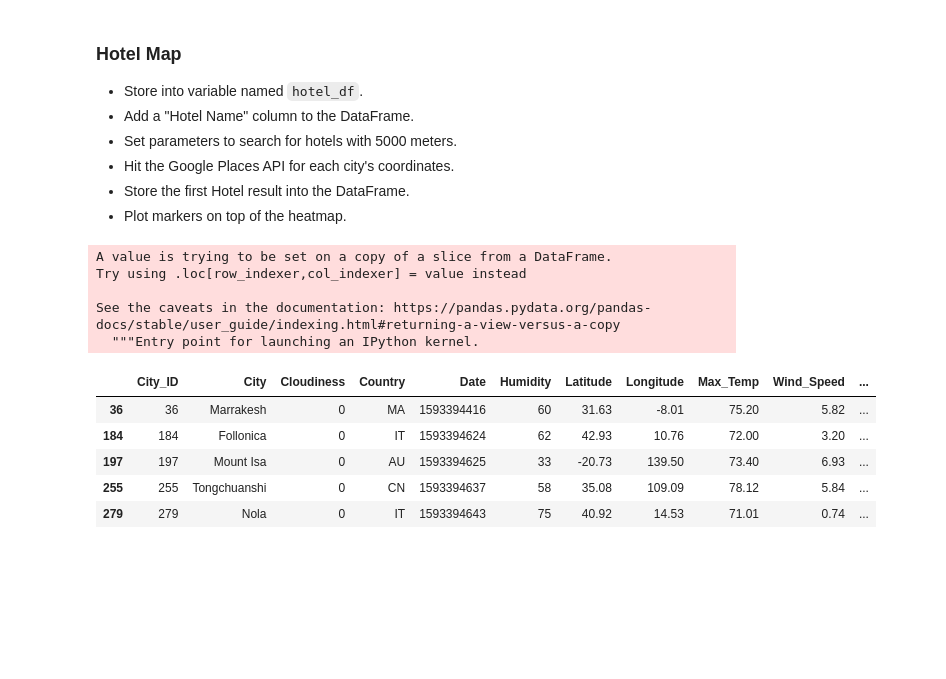
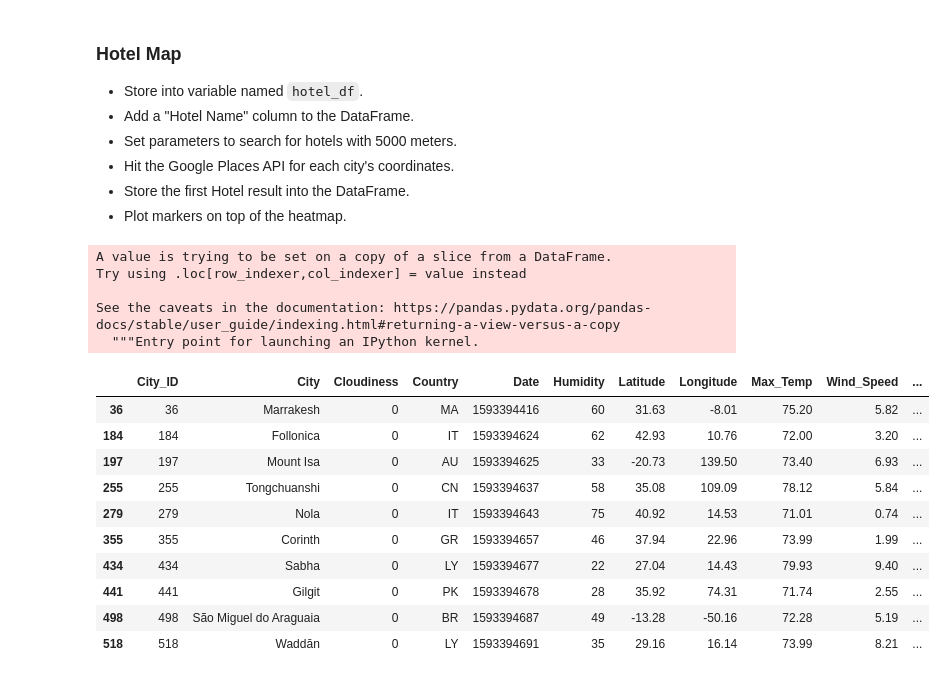
Before and after one commit to apizzo1/python-api-challenge, a Jupyter notebook: VacationPy/VacationPy.ipynb, the cells around one changed output. Saved outputs shown, nothing was run; the diff lists cells and outputs as text; code cells hidden in the pictures; blank space fills up the shorter version.

```diff
--- a/VacationPy/VacationPy.ipynb
+++ b/VacationPy/VacationPy.ipynb
@@ -100,18 +100,24 @@ hotel_df
 * Plot markers on top of the heatmap.
 # %%
 hotel_df["Hotel_Name"]=""
+hotel_df
 # %% [output]
 A value is trying to be set on a copy of a slice from a DataFrame.
 Try using .loc[row_indexer,col_indexer] = value instead
 
 See the caveats in the documentation: https://pandas.pydata.org/pandas-docs/stable/user_guide/indexing.html#returning-a-view-versus-a-copy
   """Entry point for launching an IPython kernel.
 |  | City_ID | City | Cloudiness | Country | Date | Humidity | Latitude | Longitude | Max_Temp | Wind_Speed | ... |
 | 36 | 36 | Marrakesh | 0 | MA | 1593394416 | 60 | 31.63 | -8.01 | 75.20 | 5.82 | ... |
 | 184 | 184 | Follonica | 0 | IT | 1593394624 | 62 | 42.93 | 10.76 | 72.00 | 3.20 | ... |
 | 197 | 197 | Mount Isa | 0 | AU | 1593394625 | 33 | -20.73 | 139.50 | 73.40 | 6.93 | ... |
 | 255 | 255 | Tongchuanshi | 0 | CN | 1593394637 | 58 | 35.08 | 109.09 | 78.12 | 5.84 | ... |
 | 279 | 279 | Nola | 0 | IT | 1593394643 | 75 | 40.92 | 14.53 | 71.01 | 0.74 | ... |
+| 355 | 355 | Corinth | 0 | GR | 1593394657 | 46 | 37.94 | 22.96 | 73.99 | 1.99 | ... |
+| 434 | 434 | Sabha | 0 | LY | 1593394677 | 22 | 27.04 | 14.43 | 79.93 | 9.40 | ... |
+| 441 | 441 | Gilgit | 0 | PK | 1593394678 | 28 | 35.92 | 74.31 | 71.74 | 2.55 | ... |
+| 498 | 498 | São Miguel do Araguaia | 0 | BR | 1593394687 | 49 | -13.28 | -50.16 | 72.28 | 5.19 | ... |
+| 518 | 518 | Waddān | 0 | LY | 1593394691 | 35 | 29.16 | 16.14 | 73.99 | 8.21 | ... |
 # %%
 
 target_radius = 5000
```
Also changed, not shown: parts of 5 cells of this notebook.
